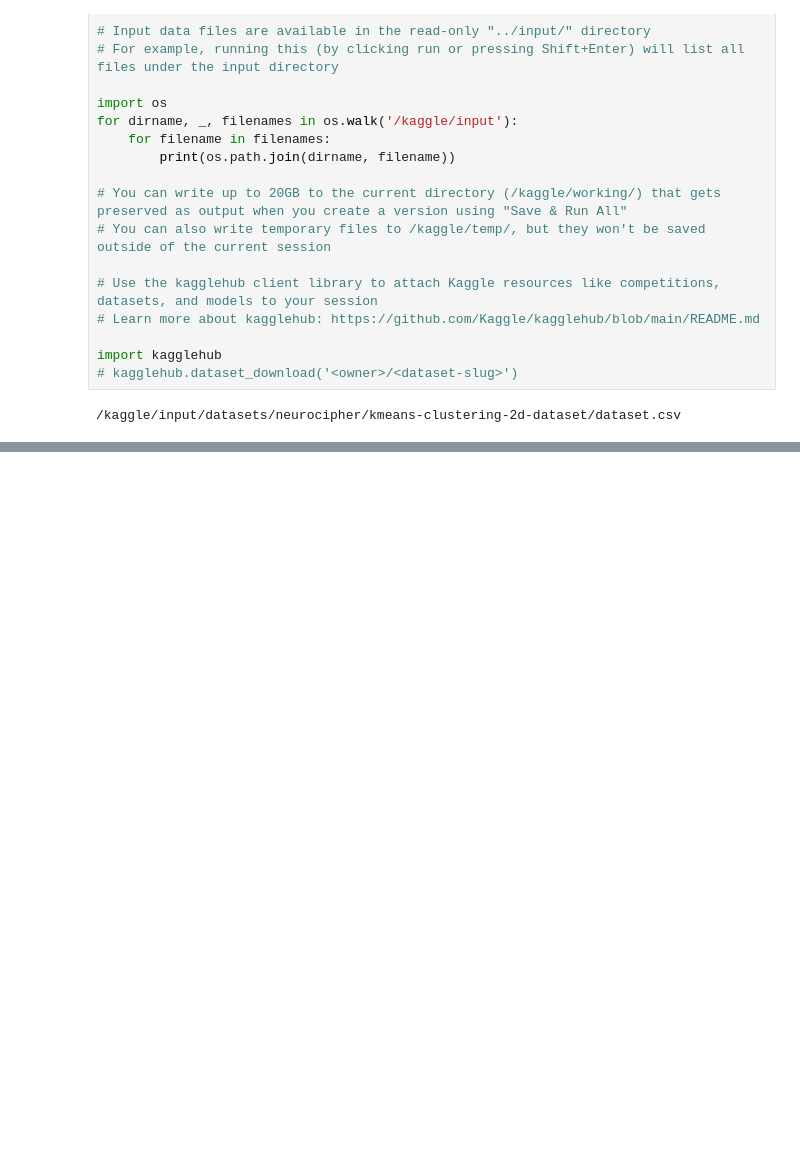
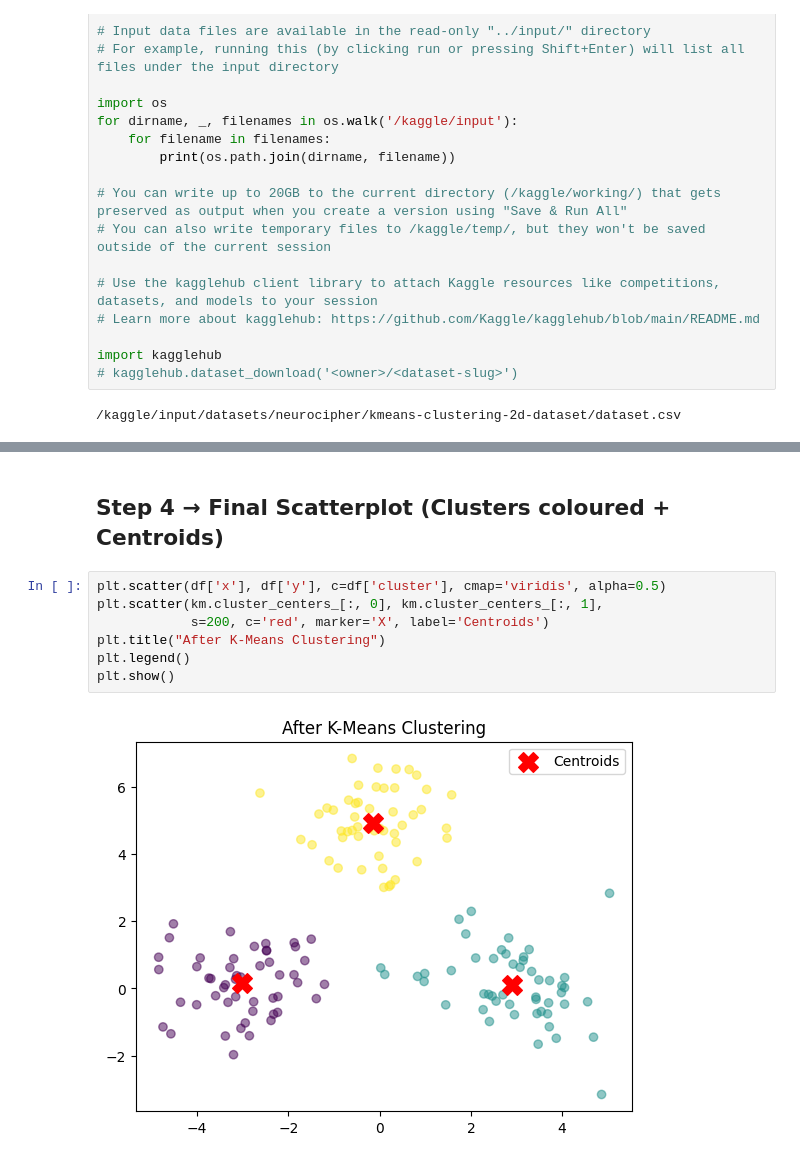
Before and after one commit to VishRoy/kaggle-notebook, a Jupyter notebook: kmeans-dataset-1.ipynb, the cells around one changed output, grey strips where cells are left out. Drawn from its saved outputs; the diff is of its cells as text; blank space fills up the shorter version.

```diff
--- a/kmeans-dataset-1.ipynb
+++ b/kmeans-dataset-1.ipynb
@@ -26,0 +111,11 @@ import kagglehub
+# %% [markdown]
+## Step 4 → Final Scatterplot (Clusters coloured + Centroids)
+# %%
+plt.scatter(df['x'], df['y'], c=df['cluster'], cmap='viridis', alpha=0.5)
+plt.scatter(km.cluster_centers_[:, 0], km.cluster_centers_[:, 1],
+            s=200, c='red', marker='X', label='Centroids')
+plt.title("After K-Means Clustering")
+plt.legend()
+plt.show()
+# %% [output]
+[figure, added]
```
Also changed, not shown: parts of 13 cells of this notebook.
